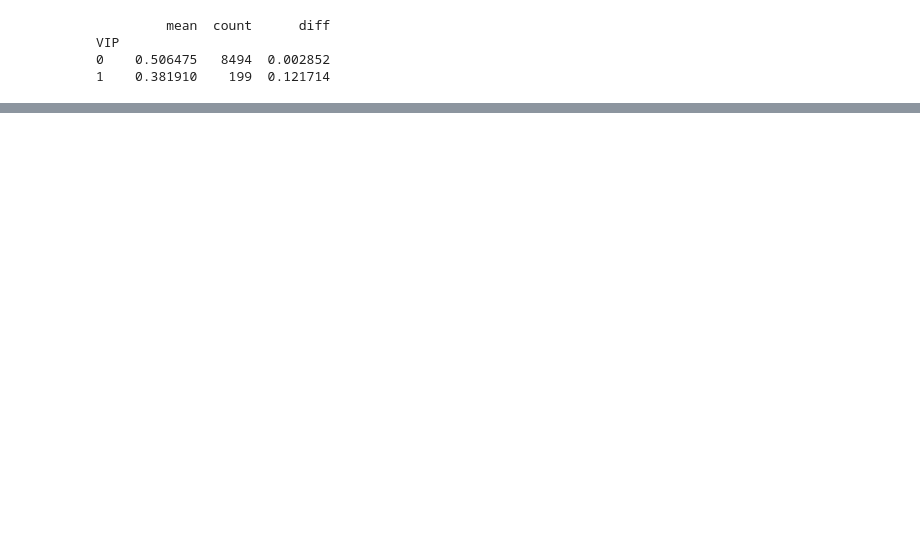
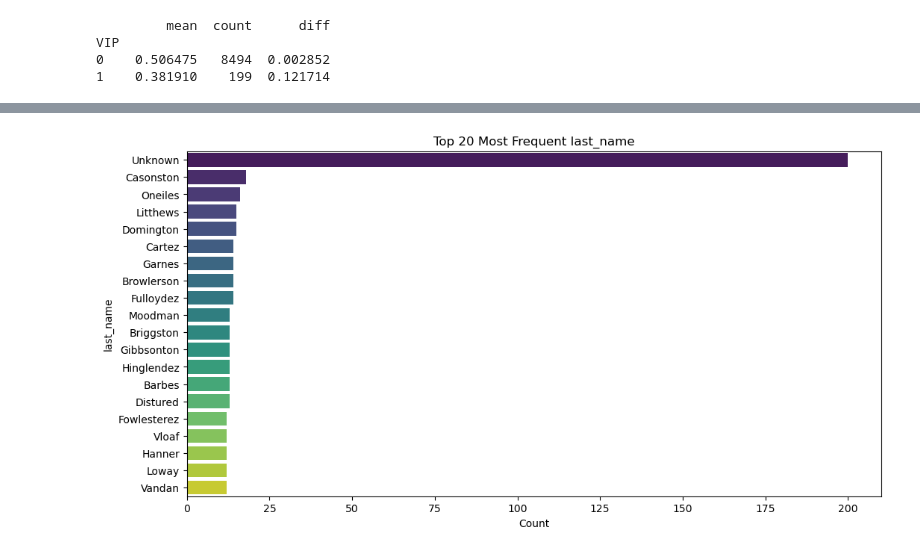
Before and after one commit to Skizdukion/mlops, a Jupyter notebook: jupyter/explore_data_space_ship.ipynb, the cells around one changed output, grey strips where cells are left out. Drawn from its saved outputs; the diff is of its cells as text; code cells hidden in the pictures; blank space fills up the shorter version.

```diff
--- a/jupyter/explore_data_space_ship.ipynb
+++ b/jupyter/explore_data_space_ship.ipynb
@@ -291,0 +305,4 @@ VIP
+# %%
+visualize_df["last_name"] = visualize_df["Name"].str.split(" ").str[1]
+
+visualize_df["last_name"] = visualize_df["last_name"].fillna("Unknown")
@@ -291,0 +314,16 @@ VIP
+# %%
+import matplotlib.pyplot as plt
+import seaborn as sns
+
+# 1. Get the value counts
+name_counts = visualize_df["last_name"].value_counts().head(20)
+
+# 2. Visualize the Top 20
+plt.figure(figsize=(12, 6))
+sns.barplot(x=name_counts.values, y=name_counts.index, palette="viridis")
+plt.title("Top 20 Most Frequent last_name")
+plt.xlabel("Count")
+plt.ylabel("last_name")
+plt.show()
+# %% [output]
+[figure, added]
```
Also changed, not shown: parts of 8 cells of this notebook, 2 other files.
